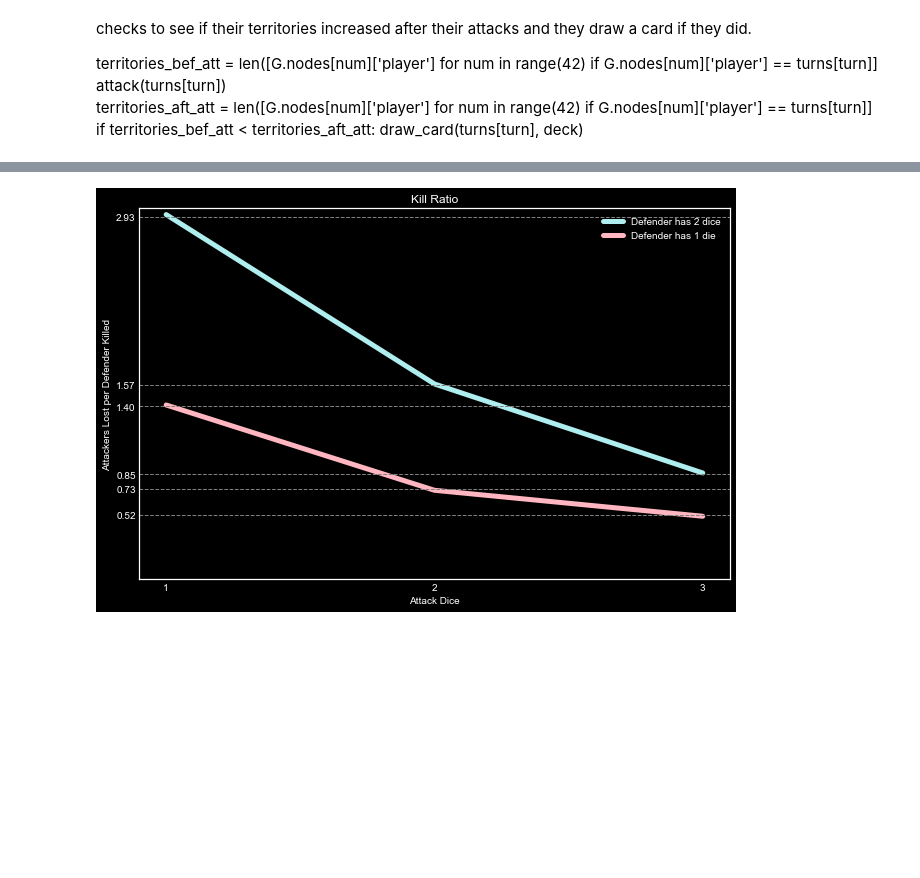
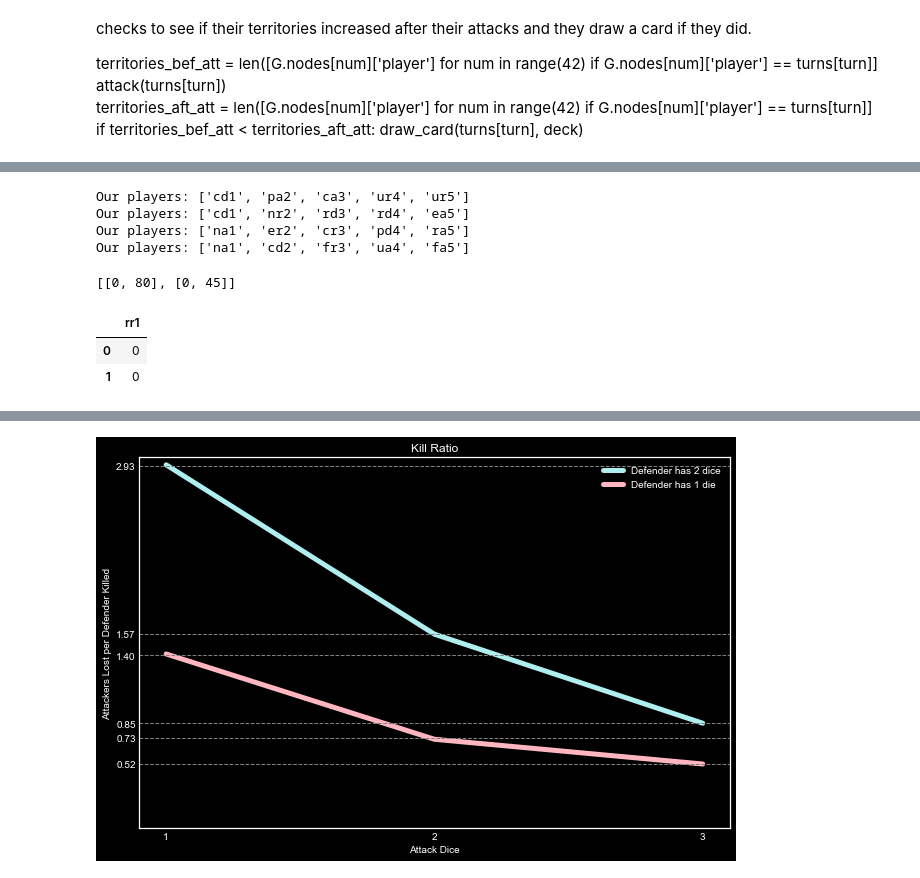
Before and after one commit to Trevor-McLemore/risk_analysis, a Jupyter notebook: risk.ipynb, the cells around one changed output, grey strips where cells are left out. Cells and saved outputs as stored; diff of their text form; code cells hidden in the pictures; blank space fills up the shorter version.

```diff
--- a/risk.ipynb
+++ b/risk.ipynb
@@ -829,0 +699,22 @@ def plot_survivor_pdf(attackers, defenders, sims=10000):
+# %%
+# simulates multiple games. the parameters are: # of games and what player strategy to test against random strategies
+def play_multiple_games(num, test_player):
+    all_games_data = []
+    i = 0
+    while i < num:
+        game = Game([test_player] + rando(5)[1:])
+        print(f'Our players: {game.players}')
+        game_data_list = game.play()
+        all_games_data.append(game_data_list)
+        i+=1
+
+    return all_games_data
+
+play_multiple_games(2, 'cd1')
+play_multiple_games(2, 'na1')
+# %% [output]
+Our players: ['cd1', 'pa2', 'ca3', 'ur4', 'ur5']
+Our players: ['cd1', 'nr2', 'rd3', 'rd4', 'ea5']
+Our players: ['na1', 'er2', 'cr3', 'pd4', 'ra5']
+Our players: ['na1', 'cd2', 'fr3', 'ua4', 'fa5']
+[[0, 80], [0, 45]]
@@ -829,0 +732,9 @@ def plot_survivor_pdf(attackers, defenders, sims=10000):
+# %%
+dict_list_of_wins = {x : [y[0] for y in data_dict[x]] for x in data_dict_rr}
+dict_list_of_w_turns = {x : [y[1] for y in data_dict[x] if y[0] == 1] for x in data_dict_rr}
+dict_list_of_l_turns = {x : [y[1] for y in data_dict[x] if y[0] == 1] for x in data_dict_rr}
+pd.DataFrame(dict_list_of_wins)
+# %% [output]
+|  | rr1 |
+| 0 | 0 |
+| 1 | 0 |
```
Also changed, not shown: parts of 77 cells of this notebook.
